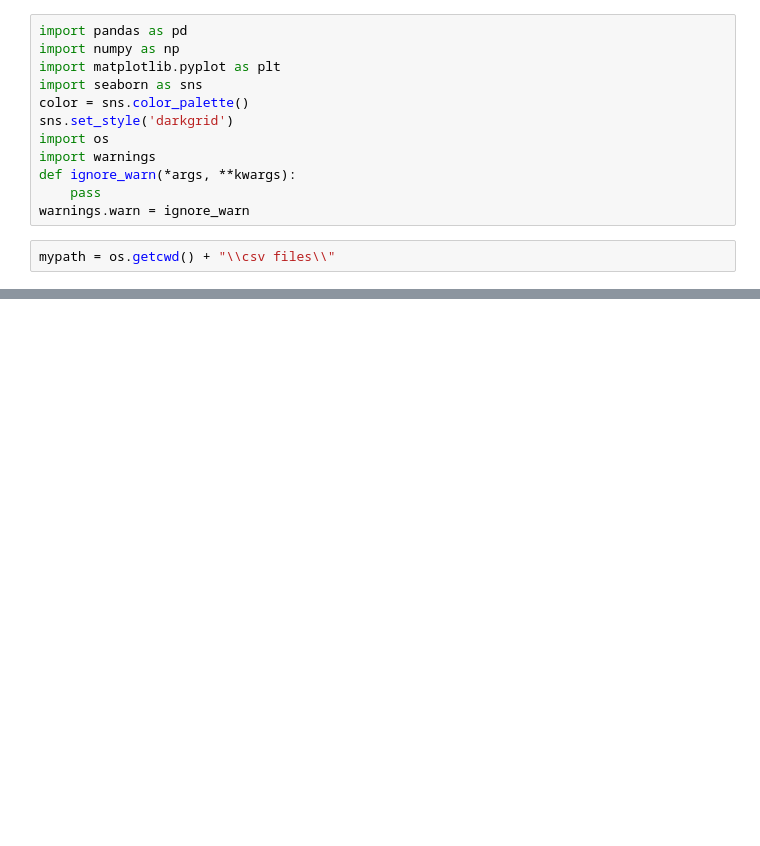
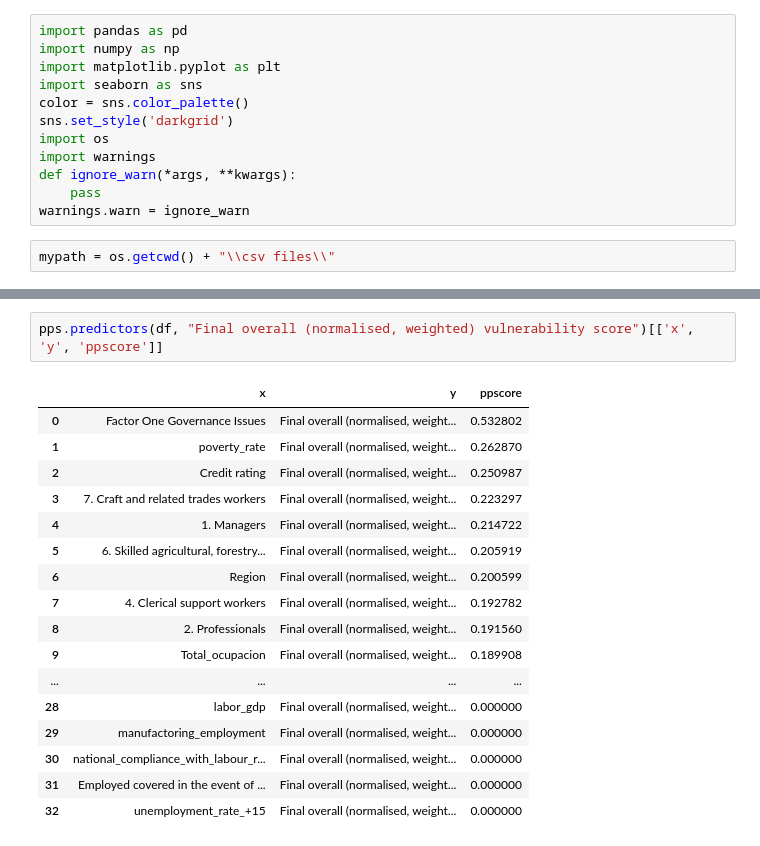
Before and after one commit to DataJam-Pasos-Libres-2021/TeamNinus, a Jupyter notebook: project/adecuacion.ipynb, the cells around one changed output, grey strips where cells are left out. Drawn from its saved outputs; the diff is of its cells as text; blank space fills up the shorter version.

```diff
--- a/project/adecuacion.ipynb
+++ b/project/adecuacion.ipynb
@@ -228,0 +208,20 @@ df_tmp.loc[df_tmp["time"]==2018]
+# %%
+pps.predictors(df, "Final overall (normalised, weighted) vulnerability score")[['x', 'y', 'ppscore']]
+# %% [output]
+|  | x | y | ppscore |
+| 0 | Factor One Governance Issues | Final overall (normalised, weight... | 0.532802 |
+| 1 | poverty_rate | Final overall (normalised, weight... | 0.262870 |
+| 2 | Credit rating | Final overall (normalised, weight... | 0.250987 |
+| 3 | 7. Craft and related trades workers | Final overall (normalised, weight... | 0.223297 |
+| 4 | 1. Managers | Final overall (normalised, weight... | 0.214722 |
+| 5 | 6. Skilled agricultural, forestry... | Final overall (normalised, weight... | 0.205919 |
+| 6 | Region | Final overall (normalised, weight... | 0.200599 |
+| 7 | 4. Clerical support workers | Final overall (normalised, weight... | 0.192782 |
+| 8 | 2. Professionals | Final overall (normalised, weight... | 0.191560 |
+| 9 | Total_ocupacion | Final overall (normalised, weight... | 0.189908 |
+| ... | ... | ... | ... |
+| 28 | labor_gdp | Final overall (normalised, weight... | 0.000000 |
+| 29 | manufactoring_employment | Final overall (normalised, weight... | 0.000000 |
+| 30 | national_compliance_with_labour_r... | Final overall (normalised, weight... | 0.000000 |
+| 31 | Employed covered in the event of ... | Final overall (normalised, weight... | 0.000000 |
+| 32 | unemployment_rate_+15 | Final overall (normalised, weight... | 0.000000 |
```
Also changed, not shown: parts of 24 cells of this notebook.
